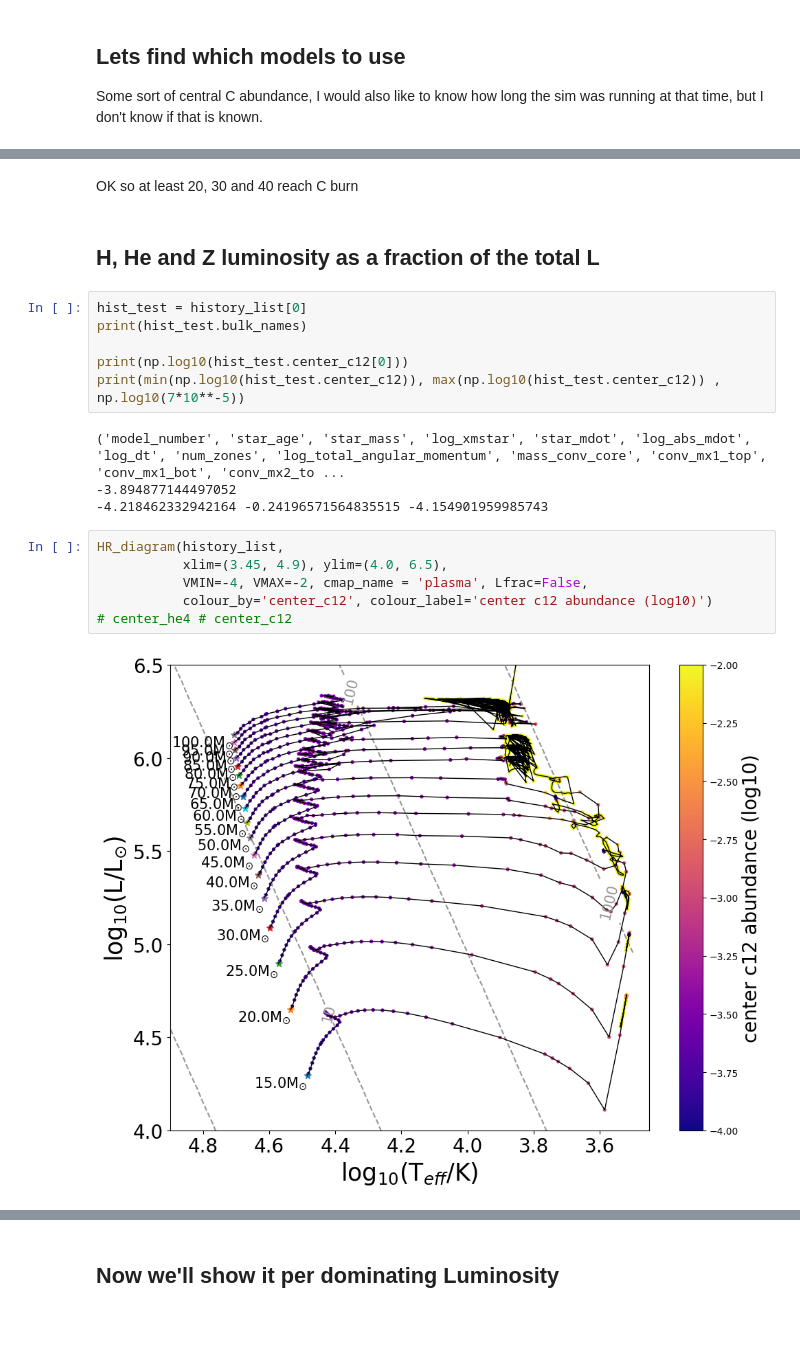
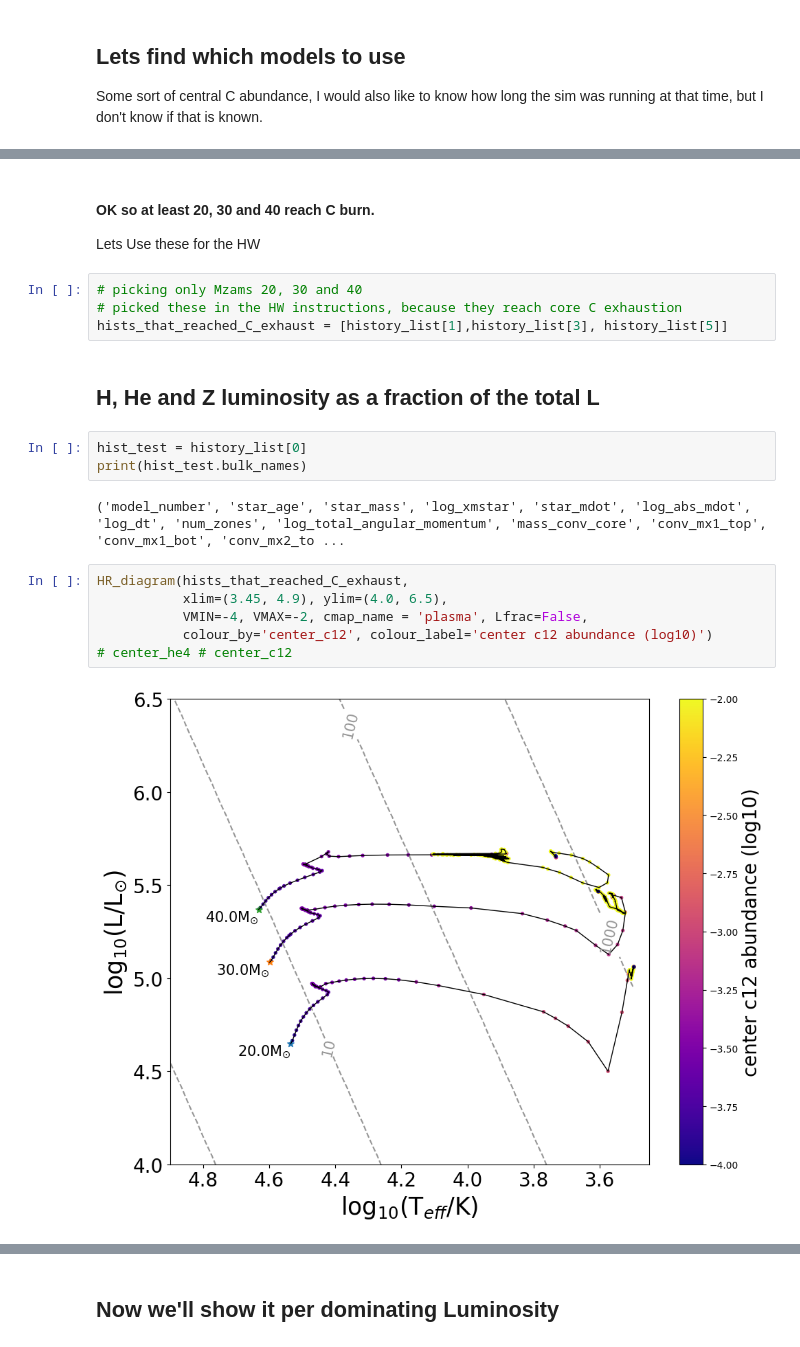
Before and after one commit to LiekeVanSon/ASBE-course, a Jupyter notebook: practicum/session3/solutions_session3/solutions_session3.ipynb, the cells around one changed output, grey strips where cells are left out. Cells and saved outputs as stored; diff of their text form.

```diff
--- a/practicum/session3/solutions_session3/solutions_session3.ipynb
+++ b/practicum/session3/solutions_session3/solutions_session3.ipynb
@@ -245,23 +282,23 @@ M =  100.0 , min log center_c12 -4.085 max log center_c12 -3.441
 # %% [markdown]
-OK so at least 20, 30 and 40 reach C burn
+#### OK so at least 20, 30 and 40 reach C burn.
+Lets Use these for the HW
+# %%
+# picking only Mzams 20, 30 and 40
+# picked these in the HW instructions, because they reach core C exhaustion
+hists_that_reached_C_exhaust = [history_list[1],history_list[3], history_list[5]]
 # %% [markdown]
 ## H, He and Z luminosity as a fraction of the total L
 # %%
 hist_test = history_list[0]
 print(hist_test.bulk_names)
-
-print(np.log10(hist_test.center_c12[0]))
-print(min(np.log10(hist_test.center_c12)), max(np.log10(hist_test.center_c12)) , np.log10(7*10**-5))
 # %% [output]
 ('model_number', 'star_age', 'star_mass', 'log_xmstar', 'star_mdot', 'log_abs_mdot', 'log_dt', 'num_zones', 'log_total_angular_momentum', 'mass_conv_core', 'conv_mx1_top', 'conv_mx1_bot', 'conv_mx2_to ...
--3.894877144497052
--4.218462332942164 -0.24196571564835515 -4.154901959985743
 # %%
-HR_diagram(history_list,
+HR_diagram(hists_that_reached_C_exhaust,
            xlim=(3.45, 4.9), ylim=(4.0, 6.5),
            VMIN=-4, VMAX=-2, cmap_name = 'plasma', Lfrac=False,
            colour_by='center_c12', colour_label='center c12 abundance (log10)')
 # center_he4 # center_c12
 # %% [output]
-[figure, old version]
+[figure, new version]
 # %%
```
Also changed, not shown: parts of 12 cells of this notebook, 12 other files.
